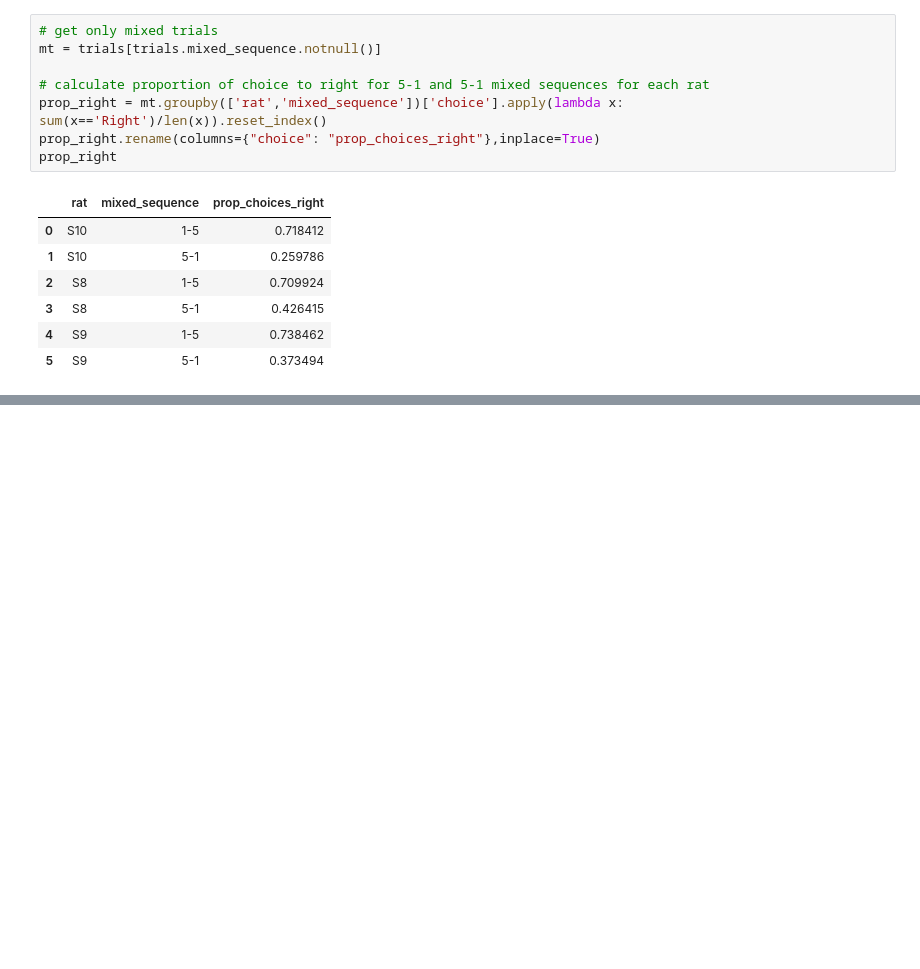
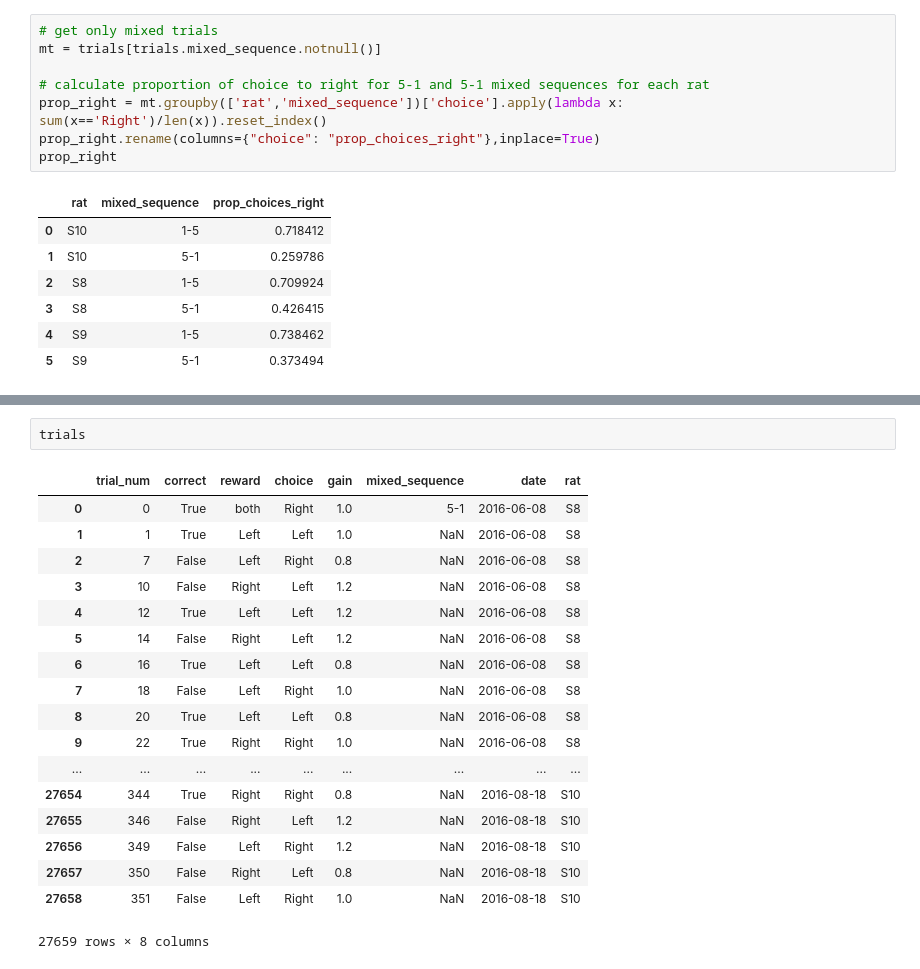
Before and after one commit to antopolskiy/code_showcase, a Jupyter notebook: rat_behavior_mixed_trials_analysis.ipynb, the cells around one changed output, grey strips where cells are left out. Cells and saved outputs as stored; diff of their text form; blank space fills up the shorter version.

```diff
--- a/rat_behavior_mixed_trials_analysis.ipynb
+++ b/rat_behavior_mixed_trials_analysis.ipynb
@@ -106,0 +112,21 @@ plt.show()
+# %%
+trials
+# %% [output]
+|  | trial_num | correct | reward | choice | gain | mixed_sequence | date | rat |
+| 0 | 0 | True | both | Right | 1.0 | 5-1 | 2016-06-08 | S8 |
+| 1 | 1 | True | Left | Left | 1.0 | NaN | 2016-06-08 | S8 |
+| 2 | 7 | False | Left | Right | 0.8 | NaN | 2016-06-08 | S8 |
+| 3 | 10 | False | Right | Left | 1.2 | NaN | 2016-06-08 | S8 |
+| 4 | 12 | True | Left | Left | 1.2 | NaN | 2016-06-08 | S8 |
+| 5 | 14 | False | Right | Left | 1.2 | NaN | 2016-06-08 | S8 |
+| 6 | 16 | True | Left | Left | 0.8 | NaN | 2016-06-08 | S8 |
+| 7 | 18 | False | Left | Right | 1.0 | NaN | 2016-06-08 | S8 |
+| 8 | 20 | True | Left | Left | 0.8 | NaN | 2016-06-08 | S8 |
+| 9 | 22 | True | Right | Right | 1.0 | NaN | 2016-06-08 | S8 |
+| ... | ... | ... | ... | ... | ... | ... | ... | ... |
+| 27654 | 344 | True | Right | Right | 0.8 | NaN | 2016-08-18 | S10 |
+| 27655 | 346 | False | Right | Left | 1.2 | NaN | 2016-08-18 | S10 |
+| 27656 | 349 | False | Left | Right | 1.2 | NaN | 2016-08-18 | S10 |
+| 27657 | 350 | False | Right | Left | 0.8 | NaN | 2016-08-18 | S10 |
+| 27658 | 351 | False | Left | Right | 1.0 | NaN | 2016-08-18 | S10 |
+27659 rows × 8 columns
```
Also changed, not shown: parts of 2 cells of this notebook.
